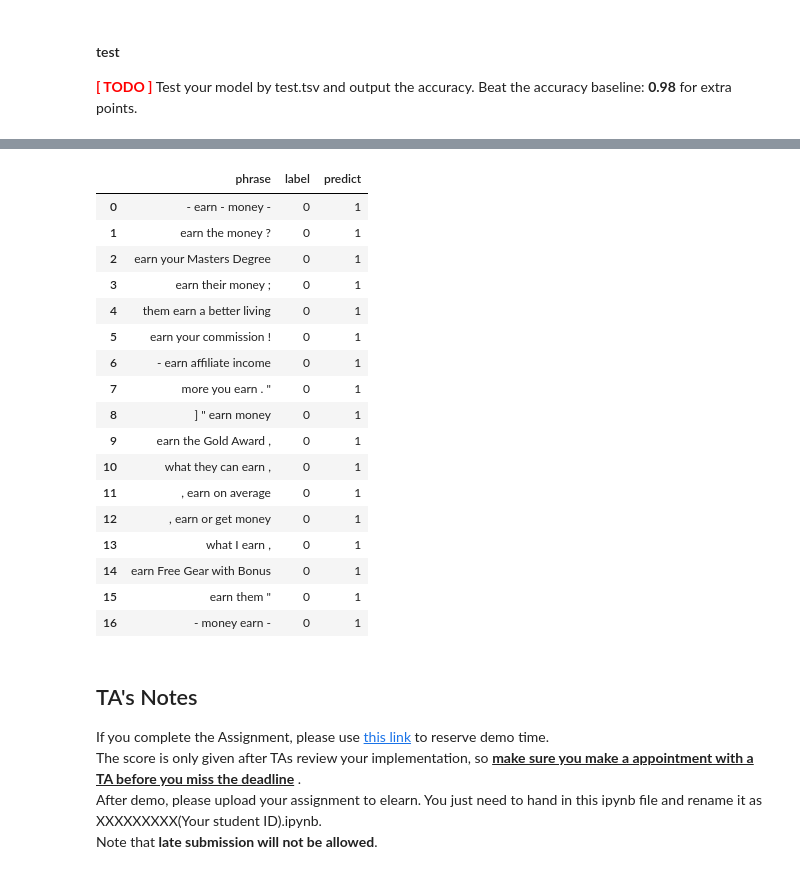
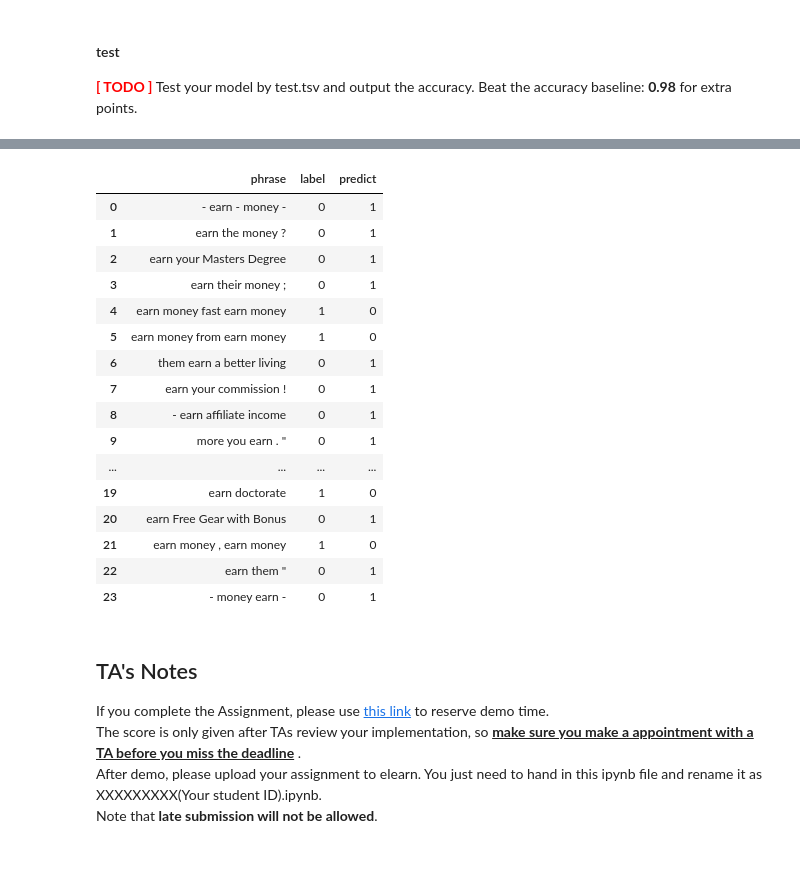
Before and after one commit to Rakson0209/nlp_course, a Jupyter notebook: hw4/Week04_word_representation.ipynb, the cells around one changed output, grey strips where cells are left out. Cells and saved outputs as stored; diff of their text form; code cells hidden in the pictures.

```diff
--- a/hw4/Week04_word_representation.ipynb
+++ b/hw4/Week04_word_representation.ipynb
@@ -357,5 +367,7 @@ Observing wrong prediction result may help you improve your prediction.
 <img src="https://imgur.com/BOTMyZH.jpg" width=30%><br>
 # %%
 import numpy as np
-test.loc[(test['predict'] == 1) & (test['label'] == 0)].reset_index(drop=True)
+test = pd.read_csv('data/test.tsv',  delimiter='\t', names=['phrase', 'label'])
+test.insert(2, 'predict', np.argmax(new_model.predict(X_test), axis=1))
+test.loc[(test['predict'] == 1) & (test['label'] == 0) | (test['predict'] == 0) & (test['label'] == 1)].reset_index(drop=True)
 # %% [output]
@@ -362,21 +377,20 @@ test.loc[(test['predict'] == 1) & (test['label'] == 0)].reset_index(drop=True)
 |  | phrase | label | predict |
 | 0 | - earn - money - | 0 | 1 |
 | 1 | earn the money ? | 0 | 1 |
 | 2 | earn your Masters Degree | 0 | 1 |
 | 3 | earn their money ; | 0 | 1 |
-| 4 | them earn a better living | 0 | 1 |
-| 5 | earn your commission ! | 0 | 1 |
-| 6 | - earn affiliate income | 0 | 1 |
-| 7 | more you earn . " | 0 | 1 |
-| 8 | ] " earn money | 0 | 1 |
-| 9 | earn the Gold Award , | 0 | 1 |
-| 10 | what they can earn , | 0 | 1 |
-| 11 | , earn on average | 0 | 1 |
-| 12 | , earn or get money | 0 | 1 |
-| 13 | what I earn , | 0 | 1 |
-| 14 | earn Free Gear with Bonus | 0 | 1 |
-| 15 | earn them " | 0 | 1 |
-| 16 | - money earn - | 0 | 1 |
+| 4 | earn money fast earn money | 1 | 0 |
+| 5 | earn money from earn money | 1 | 0 |
+| 6 | them earn a better living | 0 | 1 |
+| 7 | earn your commission ! | 0 | 1 |
+| 8 | - earn affiliate income | 0 | 1 |
+| 9 | more you earn . " | 0 | 1 |
+| ... | ... | ... | ... |
+| 19 | earn doctorate | 1 | 0 |
+| 20 | earn Free Gear with Bonus | 0 | 1 |
+| 21 | earn money , earn money | 1 | 0 |
+| 22 | earn them " | 0 | 1 |
+| 23 | - money earn - | 0 | 1 |
 # %% [markdown]
 ## TA's Notes
 
```
Also changed, not shown: parts of 9 cells of this notebook, 1 other file.
